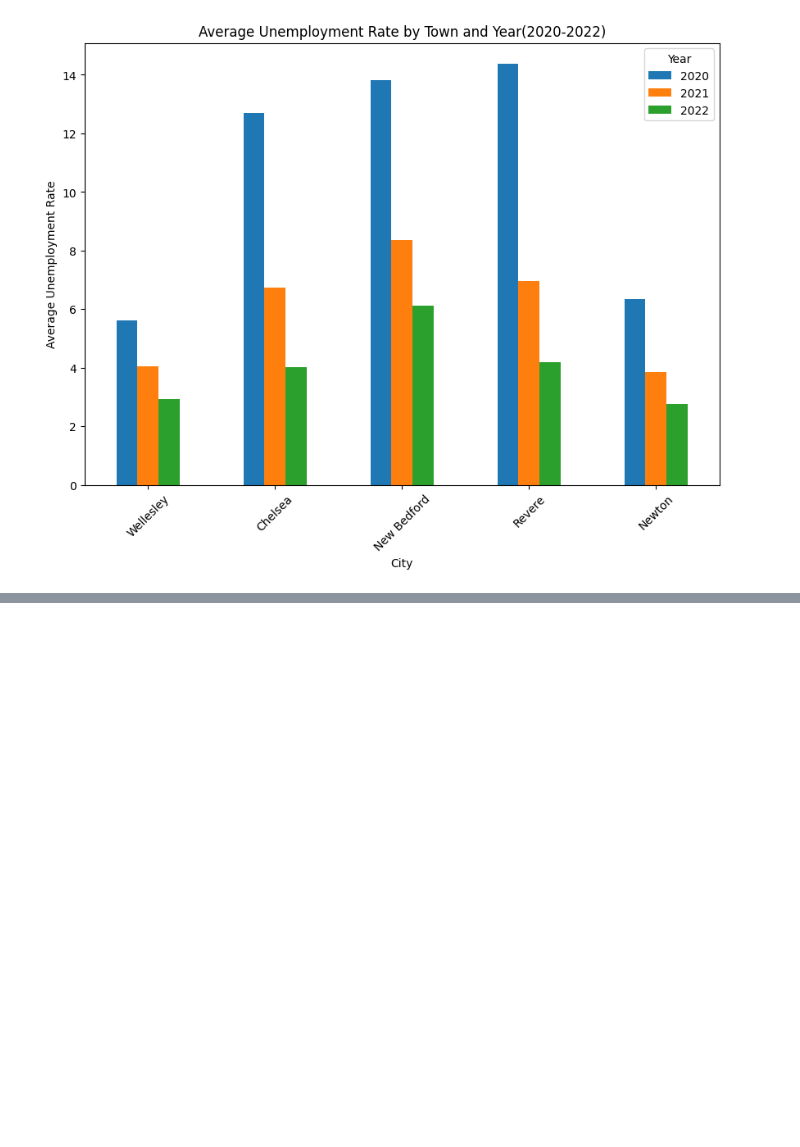
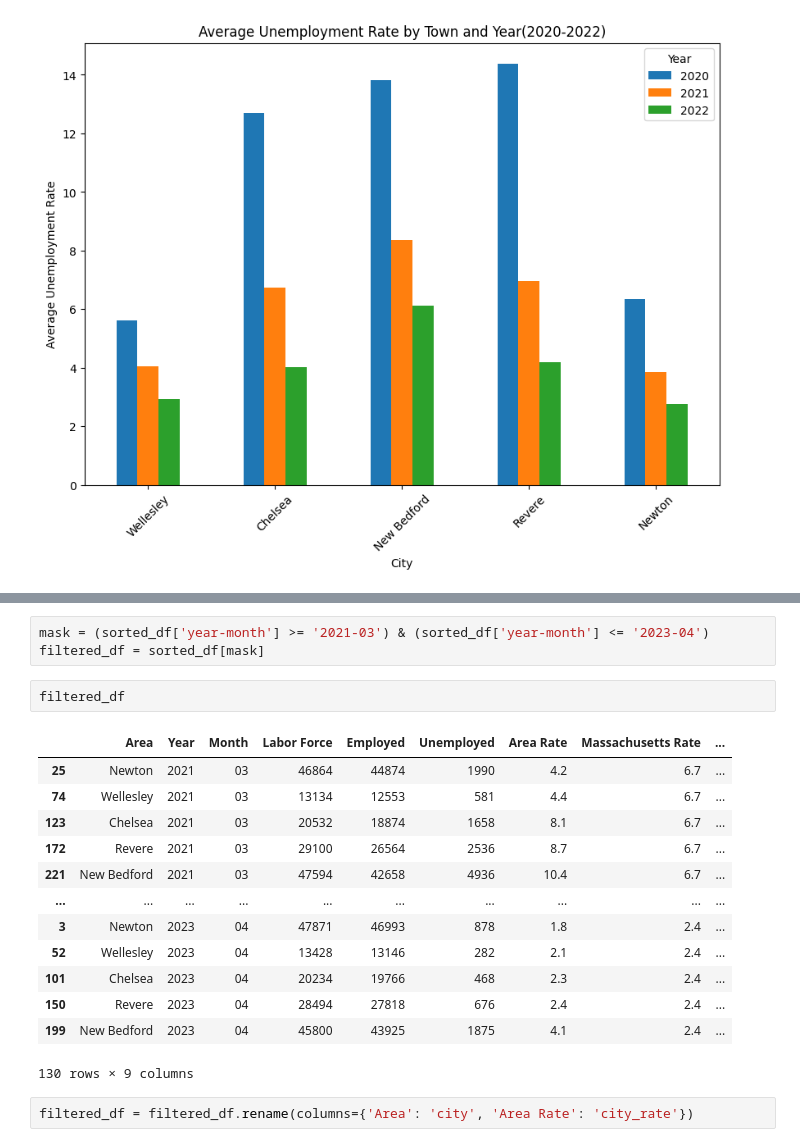
Before and after one commit to BU-Spark/ds-bch-vaccine-equity, a Jupyter notebook: fa23-team/src/income_unemployment.ipynb, the cells around one changed output, grey strips where cells are left out. Saved outputs shown, nothing was run; the diff lists cells and outputs as text; blank space fills up the shorter version.

```diff
--- a/fa23-team/src/income_unemployment.ipynb
+++ b/fa23-team/src/income_unemployment.ipynb
@@ -316,0 +336,21 @@ plt.show()
+# %%
+mask = (sorted_df['year-month'] >= '2021-03') & (sorted_df['year-month'] <= '2023-04')
+filtered_df = sorted_df[mask]
+# %%
+filtered_df
+# %% [output]
+|  | Area | Year | Month | Labor Force | Employed | Unemployed | Area Rate | Massachusetts Rate | ... |
+| 25 | Newton | 2021 | 03 | 46864 | 44874 | 1990 | 4.2 | 6.7 | ... |
+| 74 | Wellesley | 2021 | 03 | 13134 | 12553 | 581 | 4.4 | 6.7 | ... |
+| 123 | Chelsea | 2021 | 03 | 20532 | 18874 | 1658 | 8.1 | 6.7 | ... |
+| 172 | Revere | 2021 | 03 | 29100 | 26564 | 2536 | 8.7 | 6.7 | ... |
+| 221 | New Bedford | 2021 | 03 | 47594 | 42658 | 4936 | 10.4 | 6.7 | ... |
+| ... | ... | ... | ... | ... | ... | ... | ... | ... | ... |
+| 3 | Newton | 2023 | 04 | 47871 | 46993 | 878 | 1.8 | 2.4 | ... |
+| 52 | Wellesley | 2023 | 04 | 13428 | 13146 | 282 | 2.1 | 2.4 | ... |
+| 101 | Chelsea | 2023 | 04 | 20234 | 19766 | 468 | 2.3 | 2.4 | ... |
+| 150 | Revere | 2023 | 04 | 28494 | 27818 | 676 | 2.4 | 2.4 | ... |
+| 199 | New Bedford | 2023 | 04 | 45800 | 43925 | 1875 | 4.1 | 2.4 | ... |
+130 rows × 9 columns
+# %%
+filtered_df = filtered_df.rename(columns={'Area': 'city', 'Area Rate': 'city_rate'})
```
Also changed, not shown: parts of 16 cells of this notebook, 6 other files.
